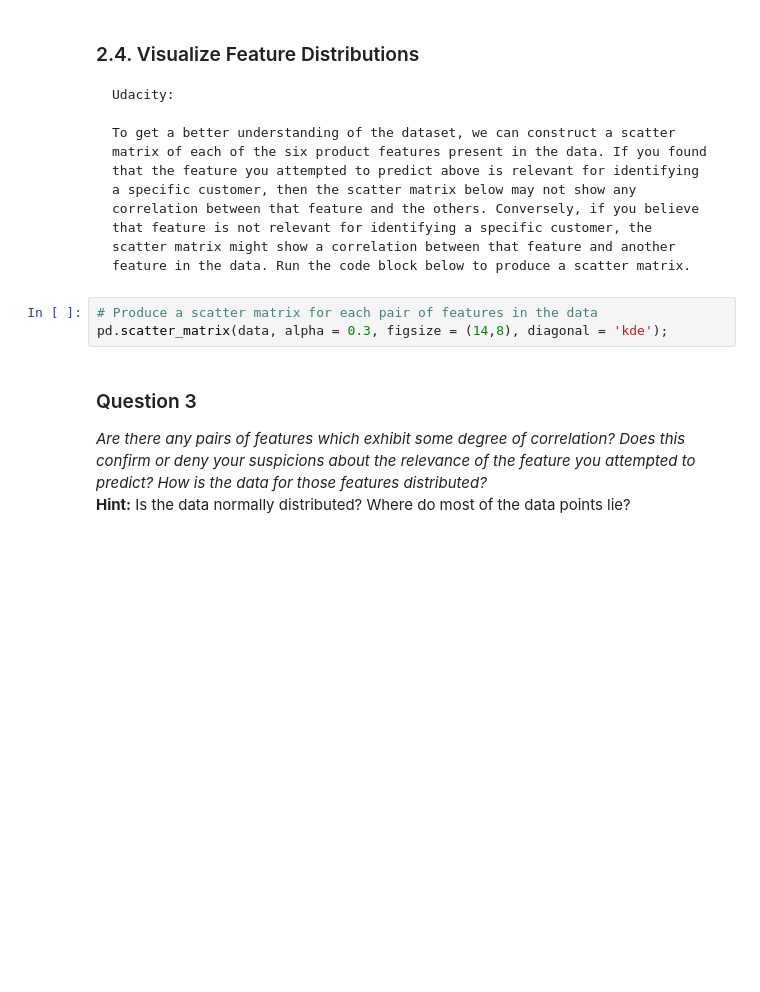
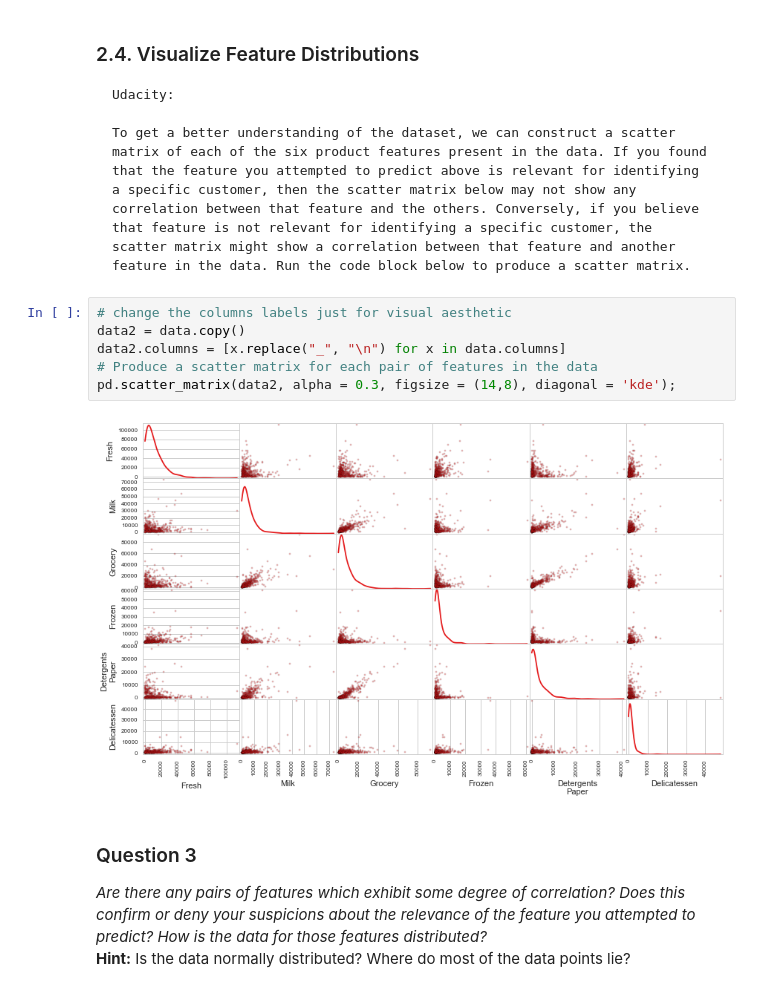
Before and after one commit to ucaiado/Customer_Segments, a Jupyter notebook: customer_segments.ipynb, the cells around one changed output. Saved outputs shown, nothing was run; the diff lists cells and outputs as text; blank space fills up the shorter version.

````diff
--- a/customer_segments.ipynb
+++ b/customer_segments.ipynb
@@ -241,8 +241,13 @@ Udacity:
 To get a better understanding of the dataset, we can construct a scatter matrix of each of the six product features present in the data. If you found that the feature you attempted to predict above is relevant for identifying a specific customer, then the scatter matrix below may not show any correlation between that feature and the others. Conversely, if you believe that feature is not relevant for identifying a specific customer, the scatter matrix might show a correlation between that feature and another feature in the data. Run the code block below to produce a scatter matrix.
 ```
 # %%
+# change the columns labels just for visual aesthetic
+data2 = data.copy()
+data2.columns = [x.replace("_", "\n") for x in data.columns]
 # Produce a scatter matrix for each pair of features in the data
-pd.scatter_matrix(data, alpha = 0.3, figsize = (14,8), diagonal = 'kde');
+pd.scatter_matrix(data2, alpha = 0.3, figsize = (14,8), diagonal = 'kde');
+# %% [output]
+[figure, added]
 # %% [markdown]
 ### Question 3
 *Are there any pairs of features which exhibit some degree of correlation? Does this confirm or deny your suspicions about the relevance of the feature you attempted to predict? How is the data for those features distributed?*
````
Also changed, not shown: parts of 1 cell of this notebook.
